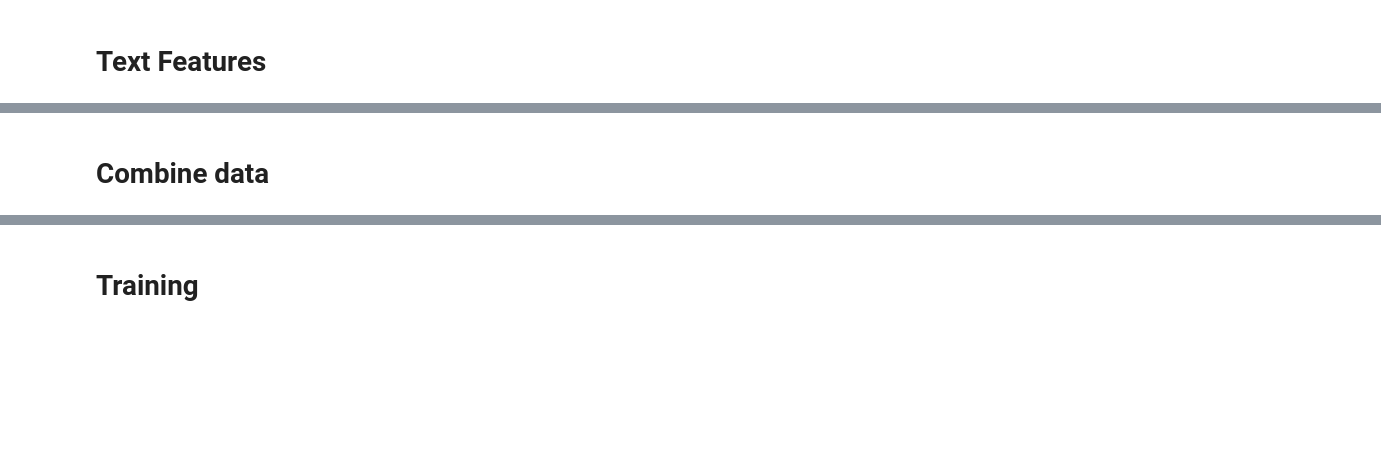
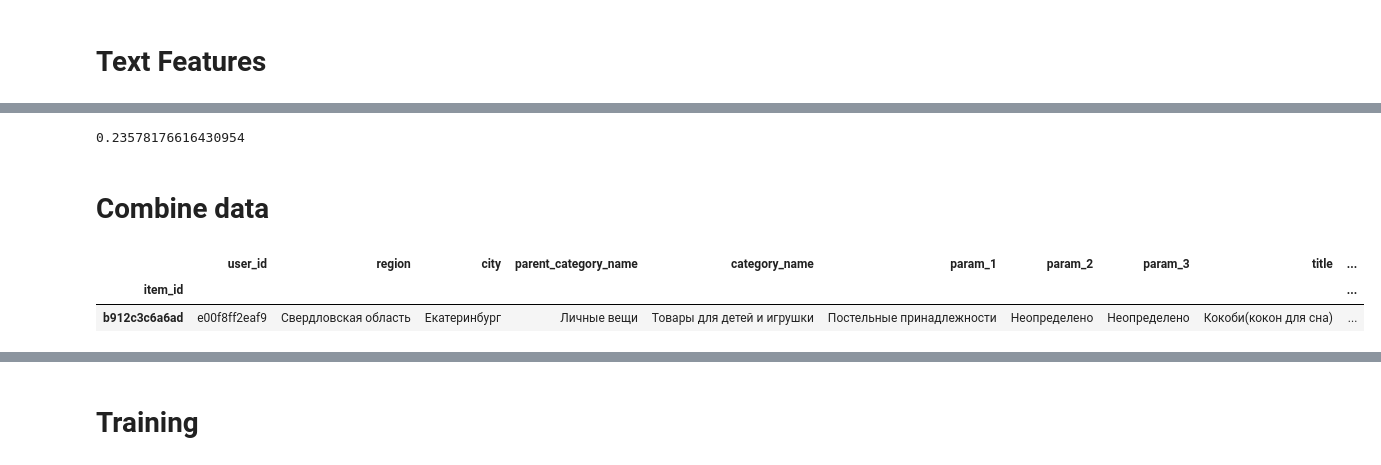
Before and after one commit to i-newton/kaggle_competitions, a Jupyter notebook: avito/src/initial_analysis.ipynb, the cells around one changed output, grey strips where cells are left out. Saved outputs shown, nothing was run; the diff lists cells and outputs as text; code cells hidden in the pictures; blank space fills up the shorter version.

```diff
--- a/avito/src/initial_analysis.ipynb
+++ b/avito/src/initial_analysis.ipynb
@@ -65,9 +63,12 @@ main_test_df.tail()
+# %%
+y = train_df["deal_probability"]
+train_df.drop(["deal_probability"], axis=1, inplace=True)
 # %%
 from sklearn.preprocessing import StandardScaler
-categories = main_train_df["category_name"].unique()
+categories = train_df["category_name"].unique()
 for cat in categories:
     scaler = StandardScaler()
-    norm_price = scaler.fit_transform(main_train_df[main_train_df["category_name"]==cat]["correct_prices"].values.reshape(-1,1))
-    main_train_df.loc[main_train_df["category_name"]==cat,"norm_price"] = norm_price
-    norm_price_test = scaler.transform(main_test_df[main_test_df["category_name"]==cat]["correct_prices"].values.reshape(-1,1))
-    main_test_df.loc[main_test_df["category_name"]==cat,"norm_price"] = norm_price_test
+    norm_price = scaler.fit_transform(train_df[train_df["category_name"]==cat]["full_prices"].values.reshape(-1,1))
+    train_df.loc[train_df["category_name"]==cat,"norm_price"] = norm_price
+    norm_price_test = scaler.transform(test_df[test_df["category_name"]==cat]["full_prices"].values.reshape(-1,1))
+    test_df.loc[test_df["category_name"]==cat,"norm_price"] = norm_price_test
@@ -80 +75,4 @@ main_train_df["norm_prices"] = main_train_df.groupby('category_name')["correct_p
+# %%
+train_df.drop(["full_prices"], axis = 1, inplace=True)
+test_df.drop(["full_prices"], axis = 1, inplace=True)
 # %%
@@ -162,4 +159,14 @@ np.mean(np.sqrt(-scores))
+# %%
+np.mean(np.sqrt(-scores))
+# %% [output]
+0.23578176616430954
 # %% [markdown]
 # Combine data
+# %%
+train_df.head(1)
+# %% [output]
+|  | user_id | region | city | parent_category_name | category_name | param_1 | param_2 | param_3 | title | ... |
+| item_id |  |  |  |  |  |  |  |  |  | ... |
+| b912c3c6a6ad | e00f8ff2eaf9 | Свердловская область | Екатеринбург | Личные вещи | Товары для детей и игрушки | Постельные принадлежности | Неопределено | Неопределено | Кокоби(кокон для сна) | ... |
 # %%
 from scipy.sparse import hstack
```
Also changed, not shown: parts of 36 cells of this notebook, 14 other files.
